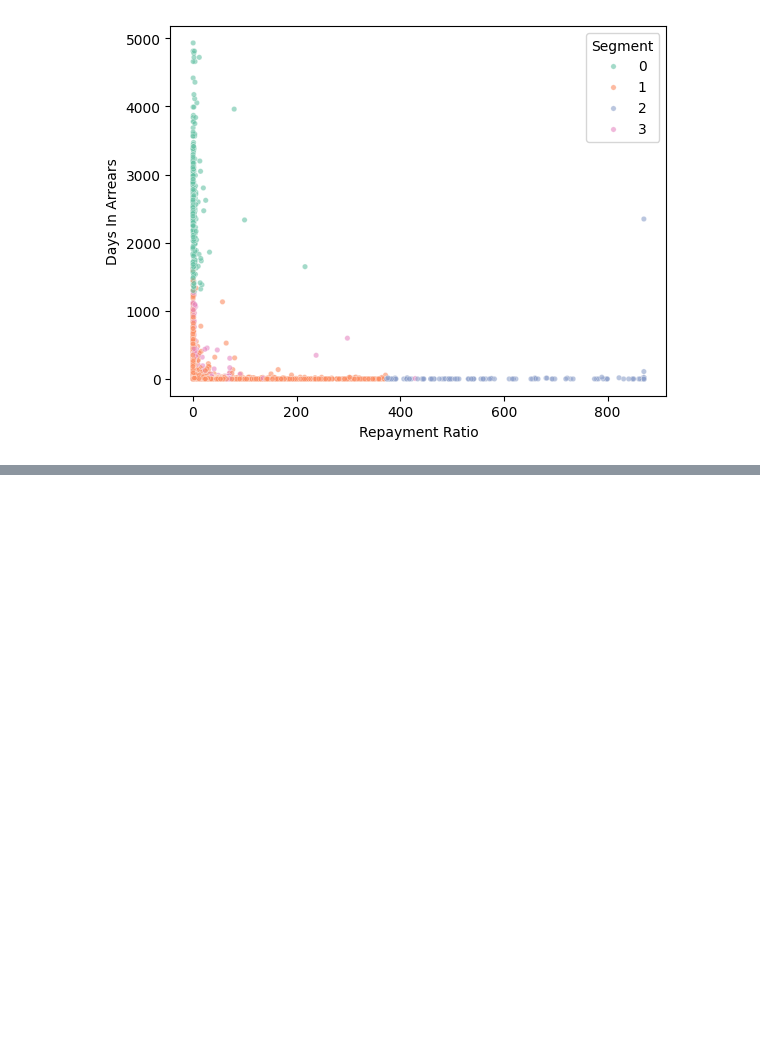
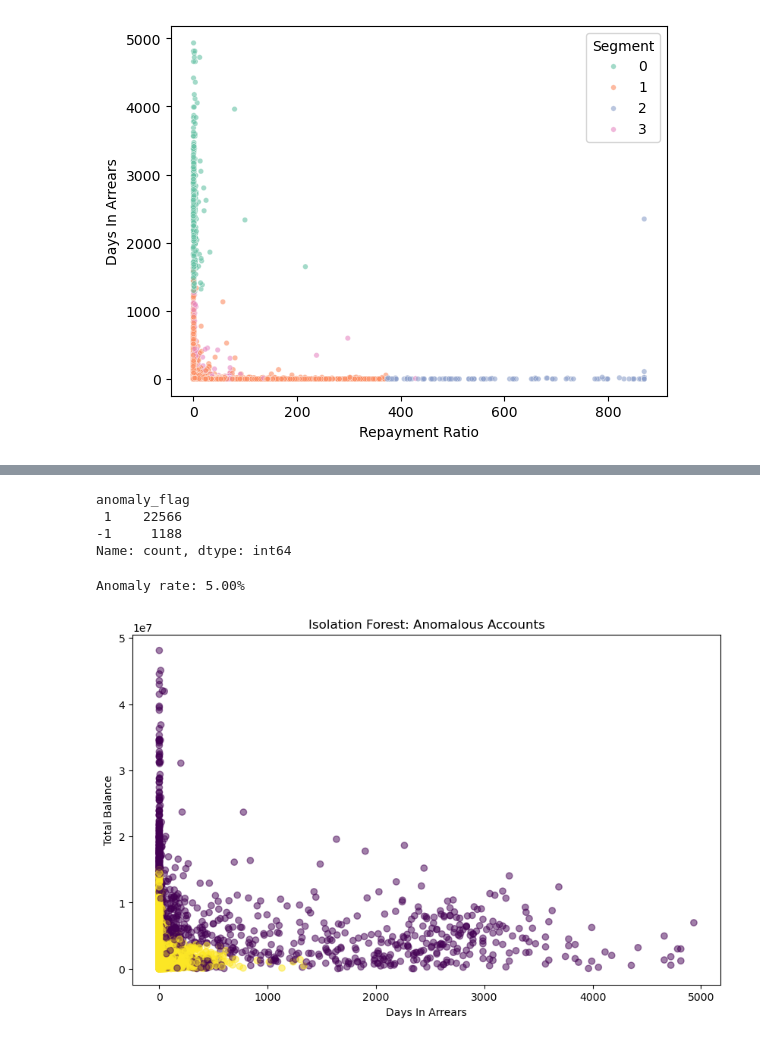
Before and after one commit to lemwaizz/DSFT_G6_Capstone, a Jupyter notebook: financial_dna.ipynb, the cells around one changed output, grey strips where cells are left out. Drawn from its saved outputs; the diff is of its cells as text; code cells hidden in the pictures; blank space fills up the shorter version.

Commit message:
Complete Isolation Forest analysis

```diff
--- a/financial_dna.ipynb
+++ b/financial_dna.ipynb
@@ -1151,0 +1201,8 @@ plt.show()
+# %%
+iso_forest = IsolationForest(
+    n_estimators=200,
+    contamination=0.05,
+    random_state=42
+)
+
+iso_forest.fit(anomaly_data)
@@ -1151,0 +1211,6 @@ plt.show()
+# %%
+anomaly_data["anomaly_score"] = iso_forest.decision_function(anomaly_data)
+
+anomaly_data["anomaly_flag"] = iso_forest.predict(anomaly_data[anomaly_cols])
+
+anomaly_data.head()
@@ -1151,0 +1224,33 @@ plt.show()
+# %%
+anomaly_data["anomaly_flag"].value_counts()
+# %% [output]
+anomaly_flag
+ 1    22566
+-1     1188
+Name: count, dtype: int64
+# %%
+anomaly_percentage = (
+    (anomaly_data["anomaly_flag"] == -1).mean() * 100
+)
+
+print(f"Anomaly rate: {anomaly_percentage:.2f}%")
+# %% [output]
+Anomaly rate: 5.00%
+# %%
+import matplotlib.pyplot as plt
+
+plt.figure(figsize=(10, 6))
+
+plt.scatter(
+    anomaly_data["Days In Arrears"],
+    anomaly_data["Total Balance"],
+    c=anomaly_data["anomaly_flag"],
+    alpha=0.5
+)
+
+plt.xlabel("Days In Arrears")
+plt.ylabel("Total Balance")
+plt.title("Isolation Forest: Anomalous Accounts")
+plt.show()
+# %% [output]
+[figure, added]
```
Also changed, not shown: parts of 39 cells of this notebook.
